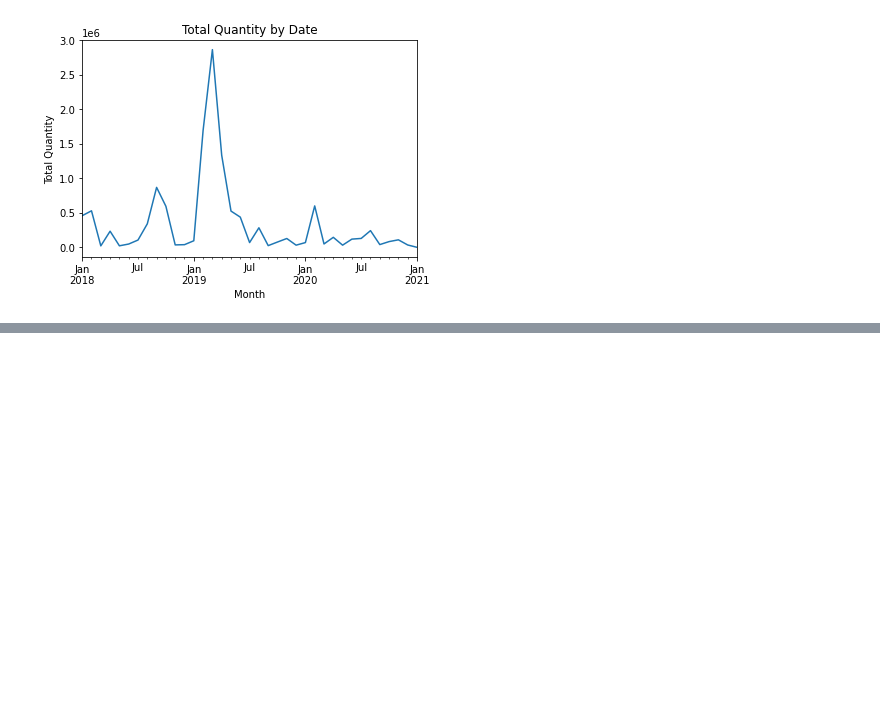
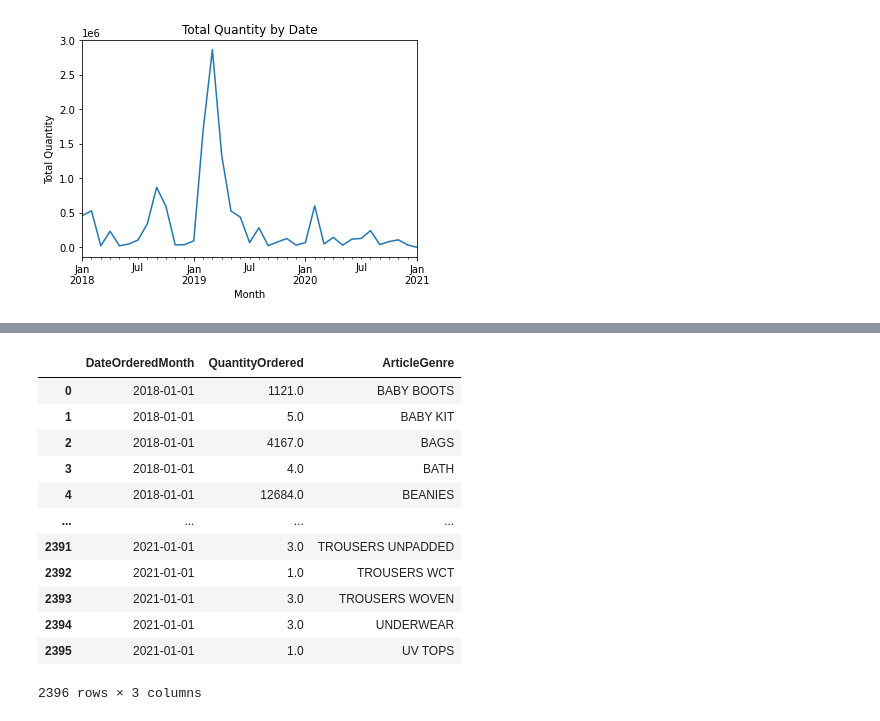
Before and after one commit to sandeepsabir/dsproject, a Jupyter notebook: DSProject.ipynb, the cells around one changed output, grey strips where cells are left out. Drawn from its saved outputs; the diff is of its cells as text; code cells hidden in the pictures; blank space fills up the shorter version.

```diff
--- a/DSProject.ipynb
+++ b/DSProject.ipynb
@@ -109,0 +153,20 @@ plt.show()
+# %%
+factOrder_df = factOrder_df.groupby(['DateOrderedMonth', 'ArticleGenre']).sum('QuantityOrdered')
+factOrder_df = factOrder_df.reset_index()
+factOrder_df = factOrder_df[['DateOrderedMonth', 'QuantityOrdered', 'ArticleGenre']]
+
+factOrder_df
+# %% [output]
+|  | DateOrderedMonth | QuantityOrdered | ArticleGenre |
+| 0 | 2018-01-01 | 1121.0 | BABY BOOTS |
+| 1 | 2018-01-01 | 5.0 | BABY KIT |
+| 2 | 2018-01-01 | 4167.0 | BAGS |
+| 3 | 2018-01-01 | 4.0 | BATH |
+| 4 | 2018-01-01 | 12684.0 | BEANIES |
+| ... | ... | ... | ... |
+| 2391 | 2021-01-01 | 3.0 | TROUSERS UNPADDED |
+| 2392 | 2021-01-01 | 1.0 | TROUSERS WCT |
+| 2393 | 2021-01-01 | 3.0 | TROUSERS WOVEN |
+| 2394 | 2021-01-01 | 3.0 | UNDERWEAR |
+| 2395 | 2021-01-01 | 1.0 | UV TOPS |
+2396 rows × 3 columns
```
Also changed, not shown: parts of 19 cells of this notebook.
